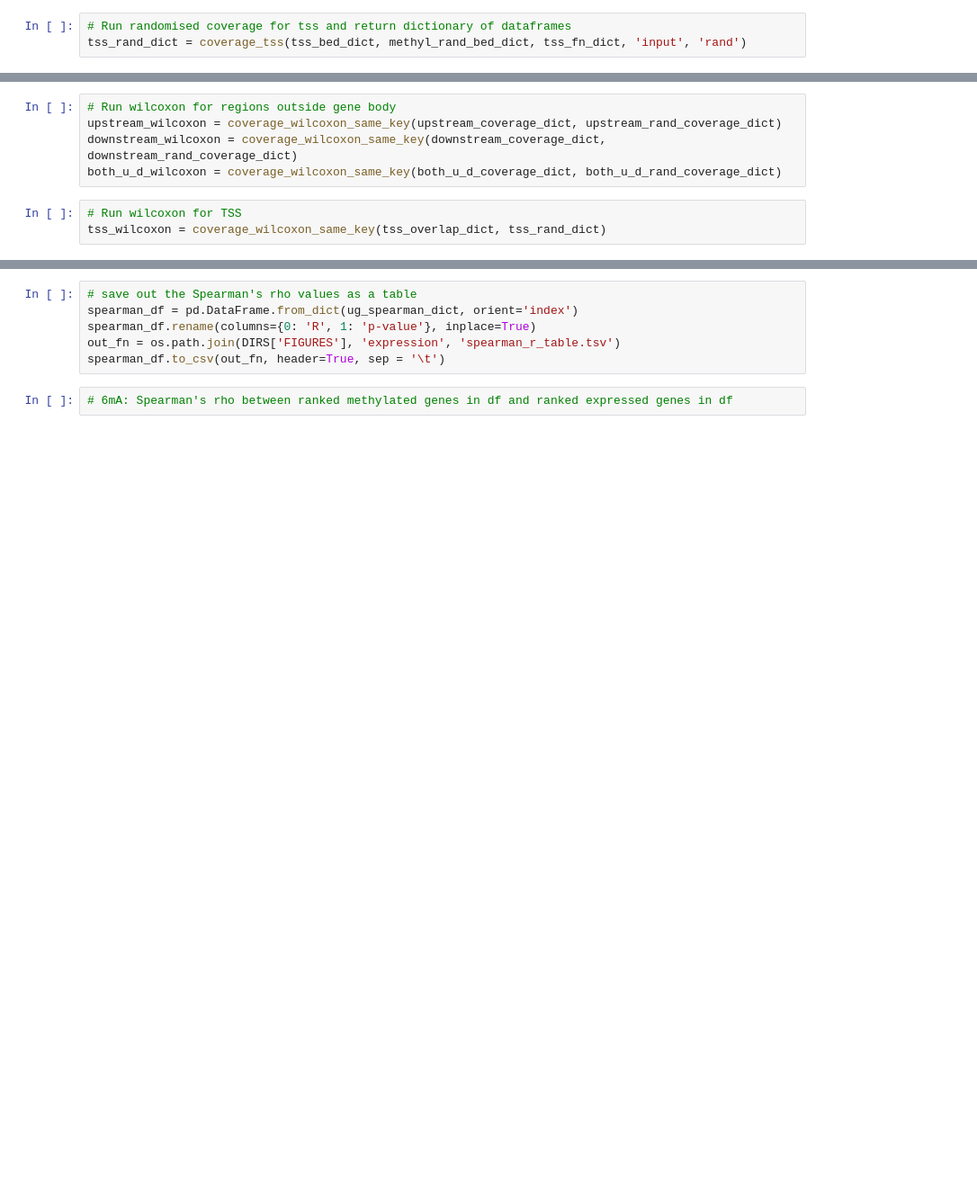
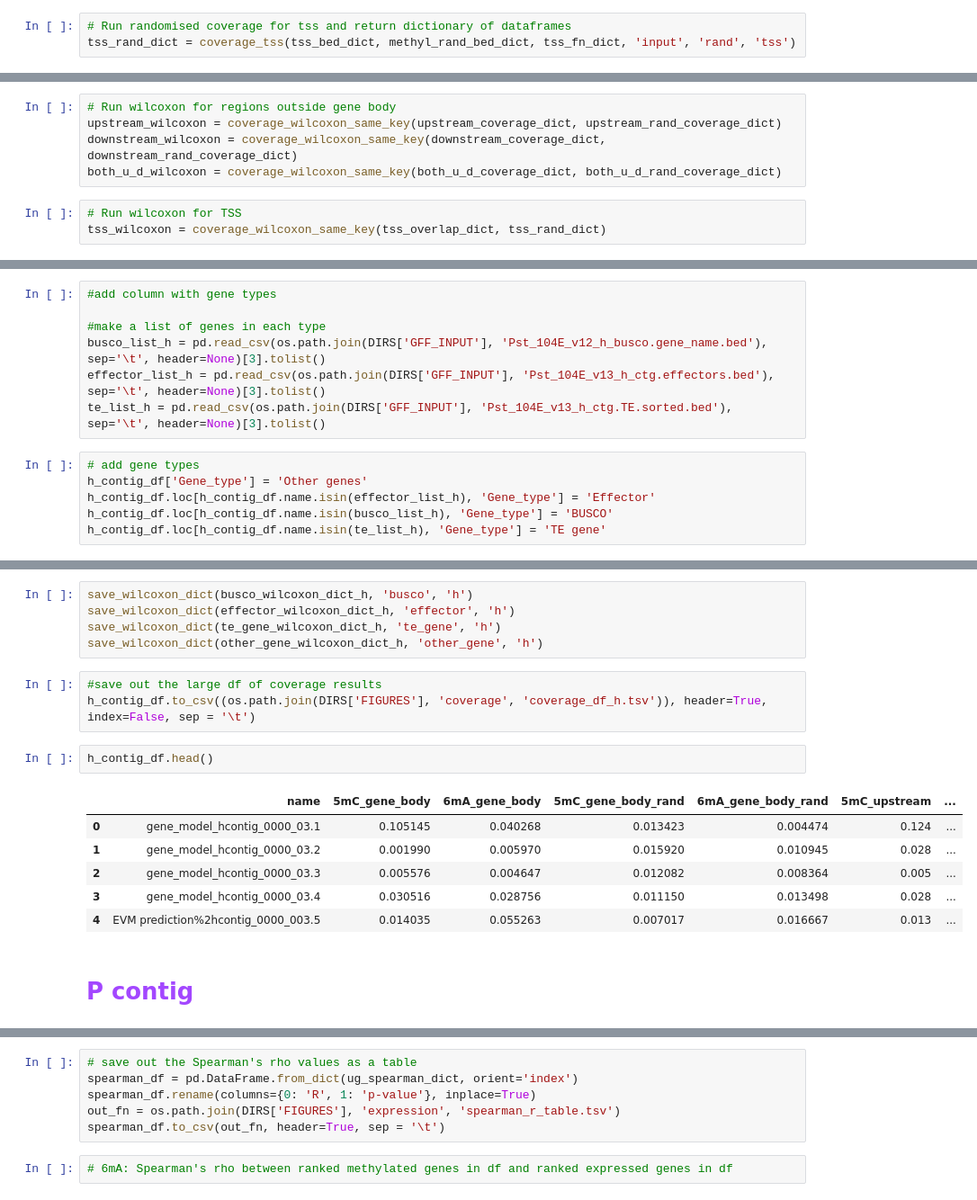
Before and after one commit to AnjuniPeiris/Honours_year, a Jupyter notebook: fisher/methylation/6_Gene-level_analysis.ipynb, the cells around one changed output, grey strips where cells are left out. Shown at 90% size. Saved outputs shown, nothing was run; the diff lists cells and outputs as text; blank space fills up the shorter version.

```diff
--- a/fisher/methylation/6_Gene-level_analysis.ipynb
+++ b/fisher/methylation/6_Gene-level_analysis.ipynb
@@ -311,3 +337,3 @@ tss_overlap_dict = coverage_gene(tss_bed_dict, methyl_bed_dict, tss_fn_dict, 'in
 # %%
 # Run randomised coverage for tss and return dictionary of dataframes
-tss_rand_dict = coverage_tss(tss_bed_dict, methyl_rand_bed_dict, tss_fn_dict, 'input', 'rand')
+tss_rand_dict = coverage_tss(tss_bed_dict, methyl_rand_bed_dict, tss_fn_dict, 'input', 'rand', 'tss')
@@ -614,0 +574,13 @@ spearman_dict = spearman_coverage(coverage_fn_dict)
+# %%
+#add column with gene types
+
+#make a list of genes in each type
+busco_list_h = pd.read_csv(os.path.join(DIRS['GFF_INPUT'], 'Pst_104E_v12_h_busco.gene_name.bed'), sep='\t', header=None)[3].tolist()
+effector_list_h = pd.read_csv(os.path.join(DIRS['GFF_INPUT'], 'Pst_104E_v13_h_ctg.effectors.bed'), sep='\t', header=None)[3].tolist()
+te_list_h = pd.read_csv(os.path.join(DIRS['GFF_INPUT'], 'Pst_104E_v13_h_ctg.TE.sorted.bed'), sep='\t', header=None)[3].tolist()
+# %%
+# add gene types
+h_contig_df['Gene_type'] = 'Other genes'
+h_contig_df.loc[h_contig_df.name.isin(effector_list_h), 'Gene_type'] = 'Effector'
+h_contig_df.loc[h_contig_df.name.isin(busco_list_h), 'Gene_type'] = 'BUSCO'
+h_contig_df.loc[h_contig_df.name.isin(te_list_h), 'Gene_type'] = 'TE gene'
@@ -614,0 +626,19 @@ spearman_dict = spearman_coverage(coverage_fn_dict)
+# %%
+save_wilcoxon_dict(busco_wilcoxon_dict_h, 'busco', 'h')
+save_wilcoxon_dict(effector_wilcoxon_dict_h, 'effector', 'h')
+save_wilcoxon_dict(te_gene_wilcoxon_dict_h, 'te_gene', 'h')
+save_wilcoxon_dict(other_gene_wilcoxon_dict_h, 'other_gene', 'h')
+# %%
+#save out the large df of coverage results
+h_contig_df.to_csv((os.path.join(DIRS['FIGURES'], 'coverage', 'coverage_df_h.tsv')), header=True, index=False, sep = '\t')
+# %%
+h_contig_df.head()
+# %% [output]
+|  | name | 5mC_gene_body | 6mA_gene_body | 5mC_gene_body_rand | 6mA_gene_body_rand | 5mC_upstream | ... |
+| 0 | gene_model_hcontig_0000_03.1 | 0.105145 | 0.040268 | 0.013423 | 0.004474 | 0.124 | ... |
+| 1 | gene_model_hcontig_0000_03.2 | 0.001990 | 0.005970 | 0.015920 | 0.010945 | 0.028 | ... |
+| 2 | gene_model_hcontig_0000_03.3 | 0.005576 | 0.004647 | 0.012082 | 0.008364 | 0.005 | ... |
+| 3 | gene_model_hcontig_0000_03.4 | 0.030516 | 0.028756 | 0.011150 | 0.013498 | 0.028 | ... |
+| 4 | EVM prediction%2hcontig_0000_003.5 | 0.014035 | 0.055263 | 0.007017 | 0.016667 | 0.013 | ... |
+# %% [markdown]
+# <span style='color:#a347ff'> P contig <span/>
```
Also changed, not shown: parts of 163 cells of this notebook.
